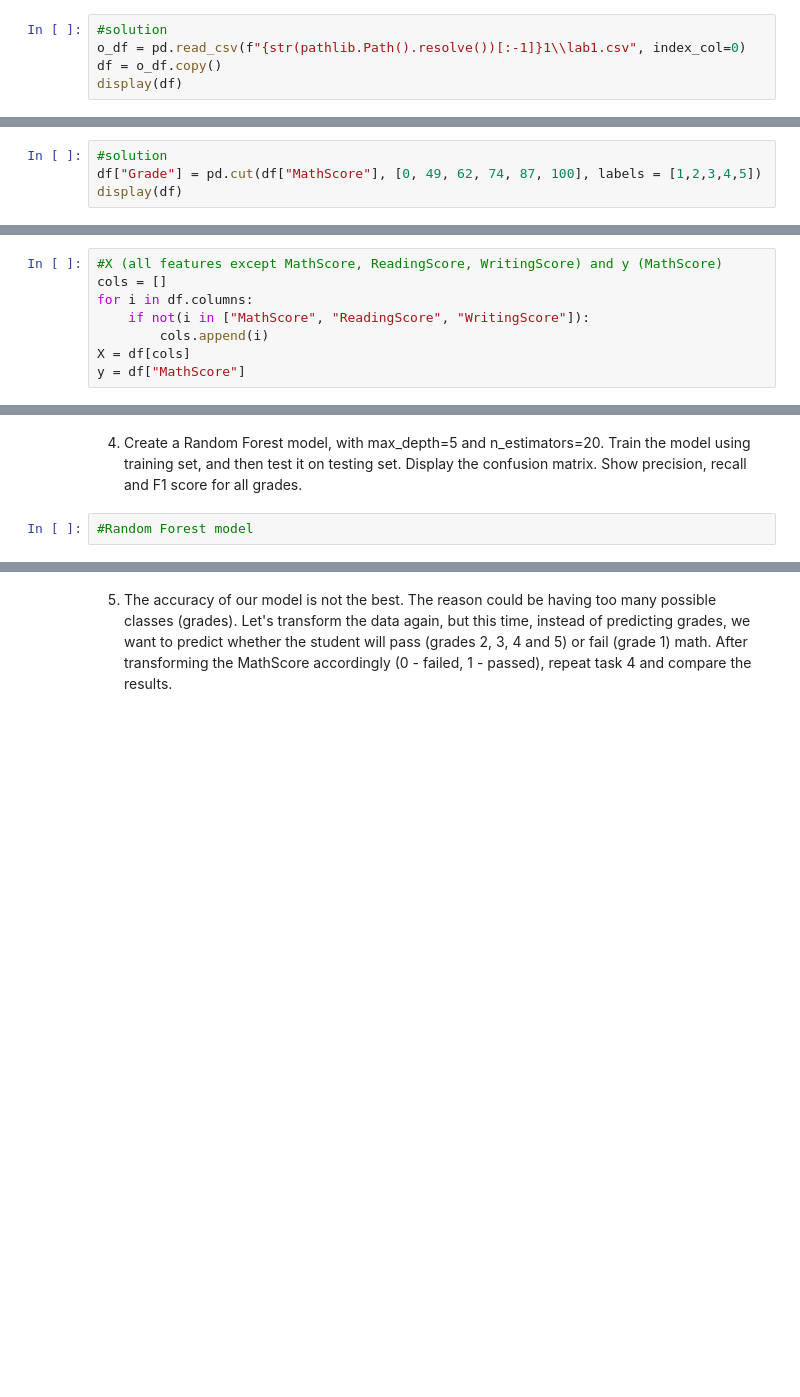
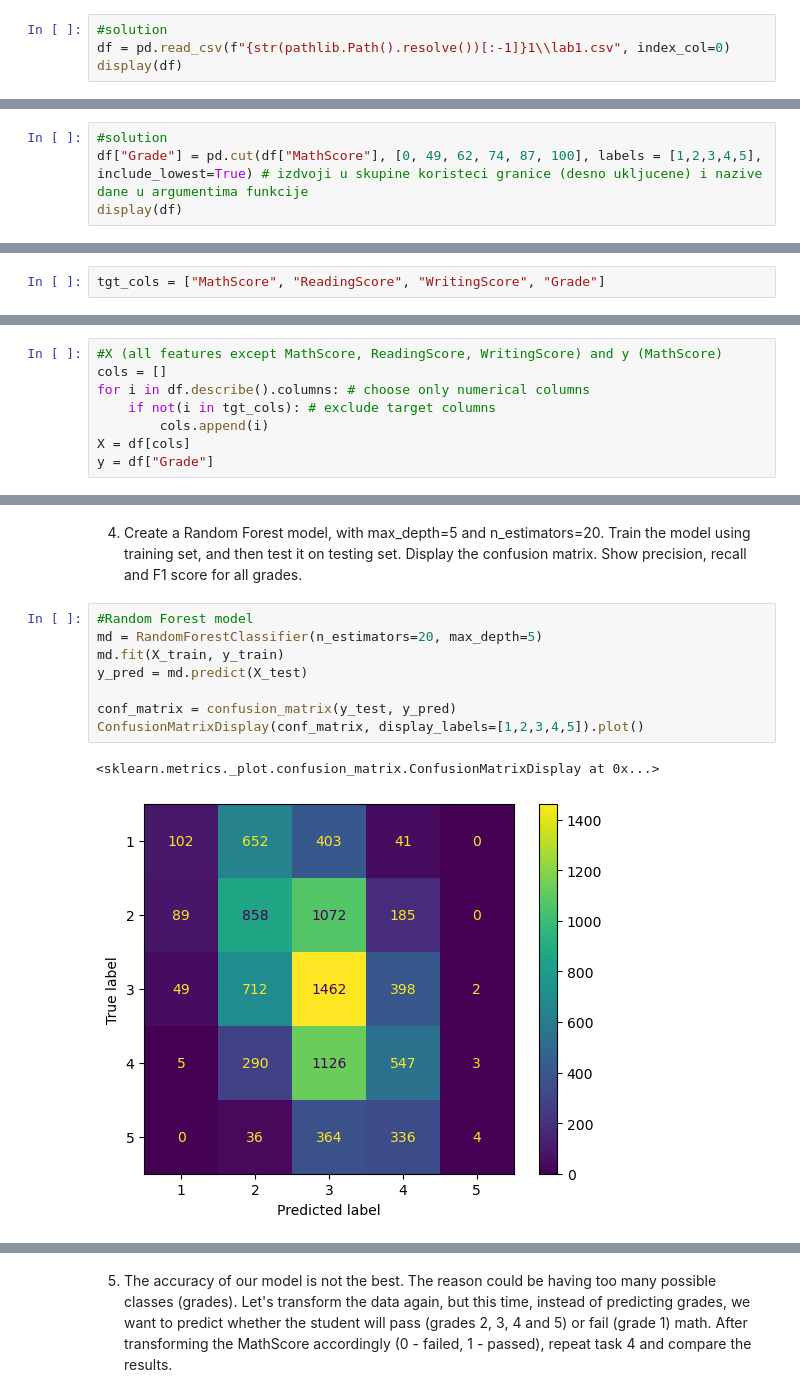
Before and after one commit to llist2020/Intro_to_DS, a Jupyter notebook: lab6/cogsci_lab6.ipynb, the cells around one changed output, grey strips where cells are left out. Cells and saved outputs as stored; diff of their text form; blank space fills up the shorter version.

```diff
--- a/lab6/cogsci_lab6.ipynb
+++ b/lab6/cogsci_lab6.ipynb
@@ -16,8 +16,7 @@ import pathlib
 1. Load the cleaned dataset from the first exercise. If you haven't saved the dataset, rerun the exercise and save the final dataset.
 # %%
 #solution
-o_df = pd.read_csv(f"{str(pathlib.Path().resolve())[:-1]}1\\lab1.csv", index_col=0)
-df = o_df.copy()
+df = pd.read_csv(f"{str(pathlib.Path().resolve())[:-1]}1\\lab1.csv", index_col=0)
 display(df)
 # %% [output]
 |  | Gender | EthnicGroup | ParentEduc | LunchType | TestPrep | ParentMaritalStatus | PracticeSport | ... |
@@ -45,7 +44,7 @@ display(df)
 |   0 - 49    |    1    |
 # %%
 #solution
-df["Grade"] = pd.cut(df["MathScore"], [0, 49, 62, 74, 87, 100], labels = [1,2,3,4,5])
+df["Grade"] = pd.cut(df["MathScore"], [0, 49, 62, 74, 87, 100], labels = [1,2,3,4,5], include_lowest=True) # izdvoji u skupine koristeci granice (desno ukljucene) i nazive dane u argumentima funkcije
 display(df)
 # %% [output]
 |  | Gender | EthnicGroup | ParentEduc | LunchType | TestPrep | ParentMaritalStatus | PracticeSport | ... |
@@ -61,13 +60,15 @@ display(df)
 | 29115 | female | 3 | 0 | standard | 0 | 1 | 1 | ... |
 | 29116 | male | 1 | 5 | standard | 1 | 1 | 0 | ... |
 29117 rows × 19 columns
+# %%
+tgt_cols = ["MathScore", "ReadingScore", "WritingScore", "Grade"]
 # %% [markdown]
 3. Divide the dataset into features (X) and predictions (y). For features we will use all the columns except MathScore, ReadingScore and WritingScore. For predictions we will use the MathScore column. Split the dataset into training and testing sets. The split should be done in a  70-30% ratio.
 # %%
 #X (all features except MathScore, ReadingScore, WritingScore) and y (MathScore)
 cols = []
-for i in df.columns:
-    if not(i in ["MathScore", "ReadingScore", "WritingScore"]):
+for i in df.describe().columns: # choose only numerical columns
+    if not(i in tgt_cols): # exclude target columns
         cols.append(i)
 X = df[cols]
-y = df["MathScore"]
+y = df["Grade"]
@@ -77,4 +82,13 @@ X_train, X_test, y_train, y_test = train_test_split(X, y, test_size=0.3, random_
 # %% [markdown]
 4. Create a Random Forest model, with max_depth=5 and n_estimators=20. Train the model using training set, and then test it on testing set. Display the confusion matrix. Show precision, recall and F1 score for all grades.
-# %%
-#Random Forest model
+# %%
+#Random Forest model
+md = RandomForestClassifier(n_estimators=20, max_depth=5)
+md.fit(X_train, y_train)
+y_pred = md.predict(X_test)
+
+conf_matrix = confusion_matrix(y_test, y_pred)
+ConfusionMatrixDisplay(conf_matrix, display_labels=[1,2,3,4,5]).plot()
+# %% [output]
+<sklearn.metrics._plot.confusion_matrix.ConfusionMatrixDisplay at 0x...>
+[figure, added]
```
Also changed, not shown: parts of 12 cells of this notebook, 3 other files.
